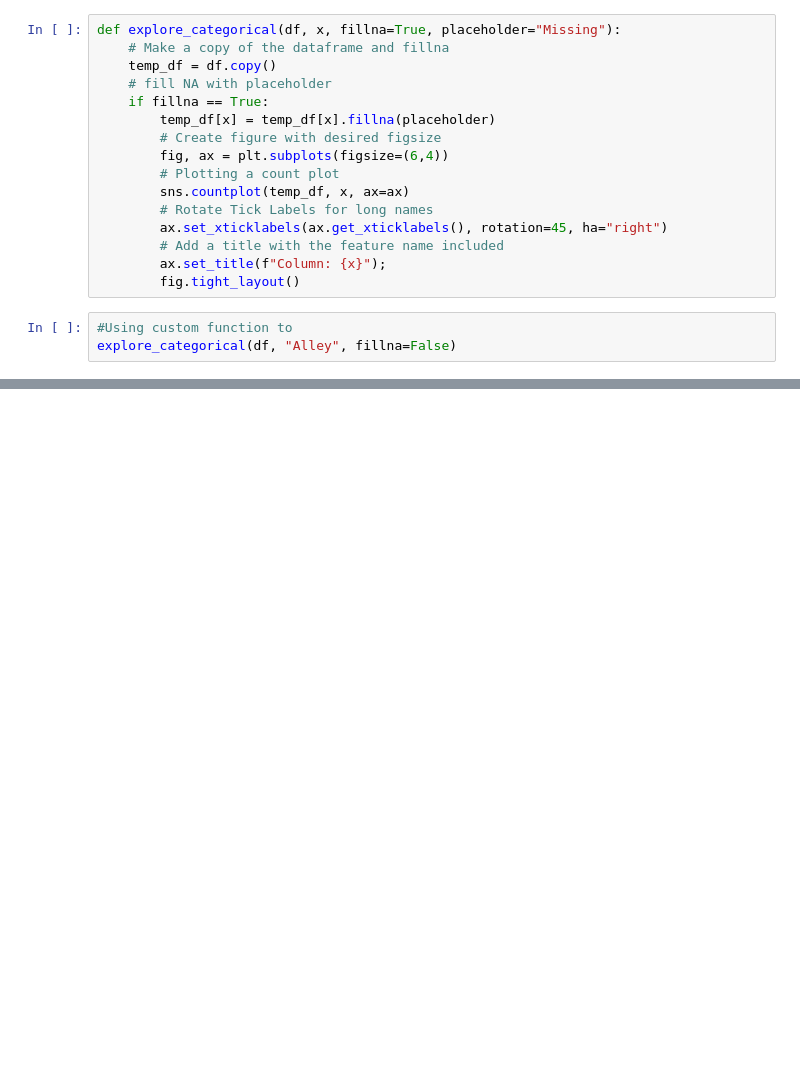
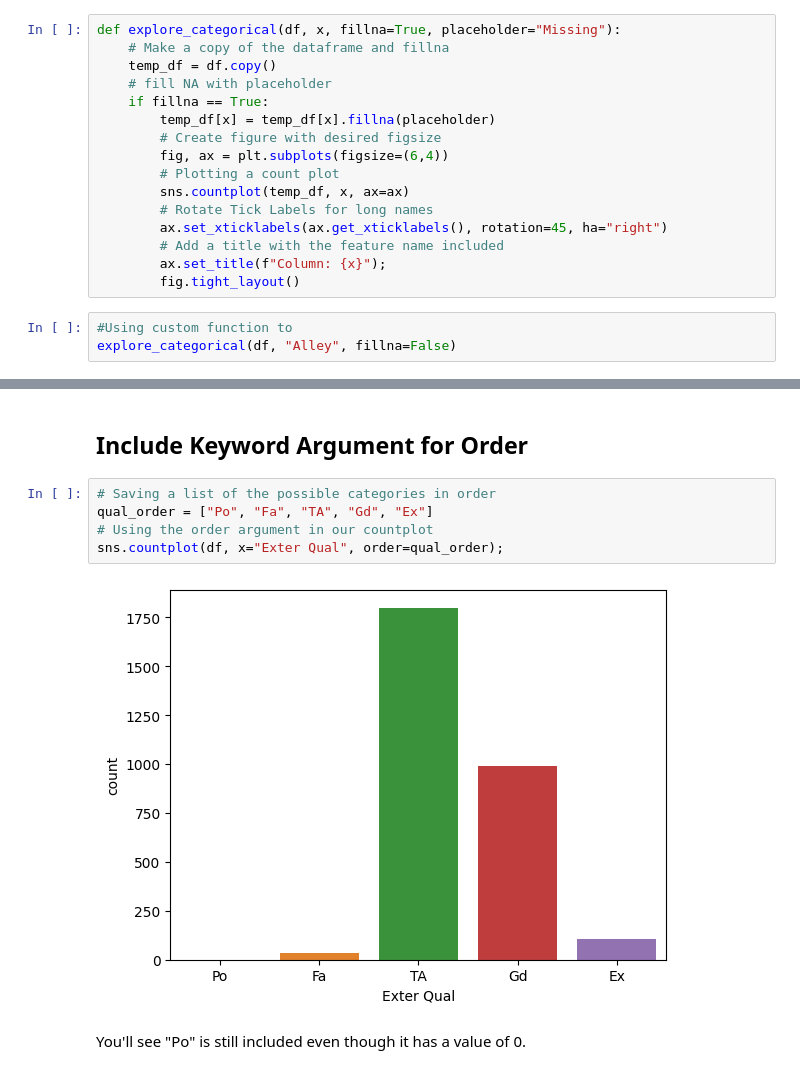
Before and after one commit to eckoecho/CodingDojo, a Jupyter notebook: EDA_Functions_Part_1.ipynb, the cells around one changed output, grey strips where cells are left out. Cells and saved outputs as stored; diff of their text form; blank space fills up the shorter version.

```diff
--- a/EDA_Functions_Part_1.ipynb
+++ b/EDA_Functions_Part_1.ipynb
@@ -121,0 +152,11 @@ explore_categorical(df, "Alley", fillna=False)
+# %% [markdown]
+## Include Keyword Argument for Order
+# %%
+# Saving a list of the possible categories in order
+qual_order = ["Po", "Fa", "TA", "Gd", "Ex"]
+# Using the order argument in our countplot
+sns.countplot(df, x="Exter Qual", order=qual_order);
+# %% [output]
+[figure, added]
+# %% [markdown]
+You'll see "Po" is still included even though it has a value of 0.
```
Also changed, not shown: parts of 27 cells of this notebook.
